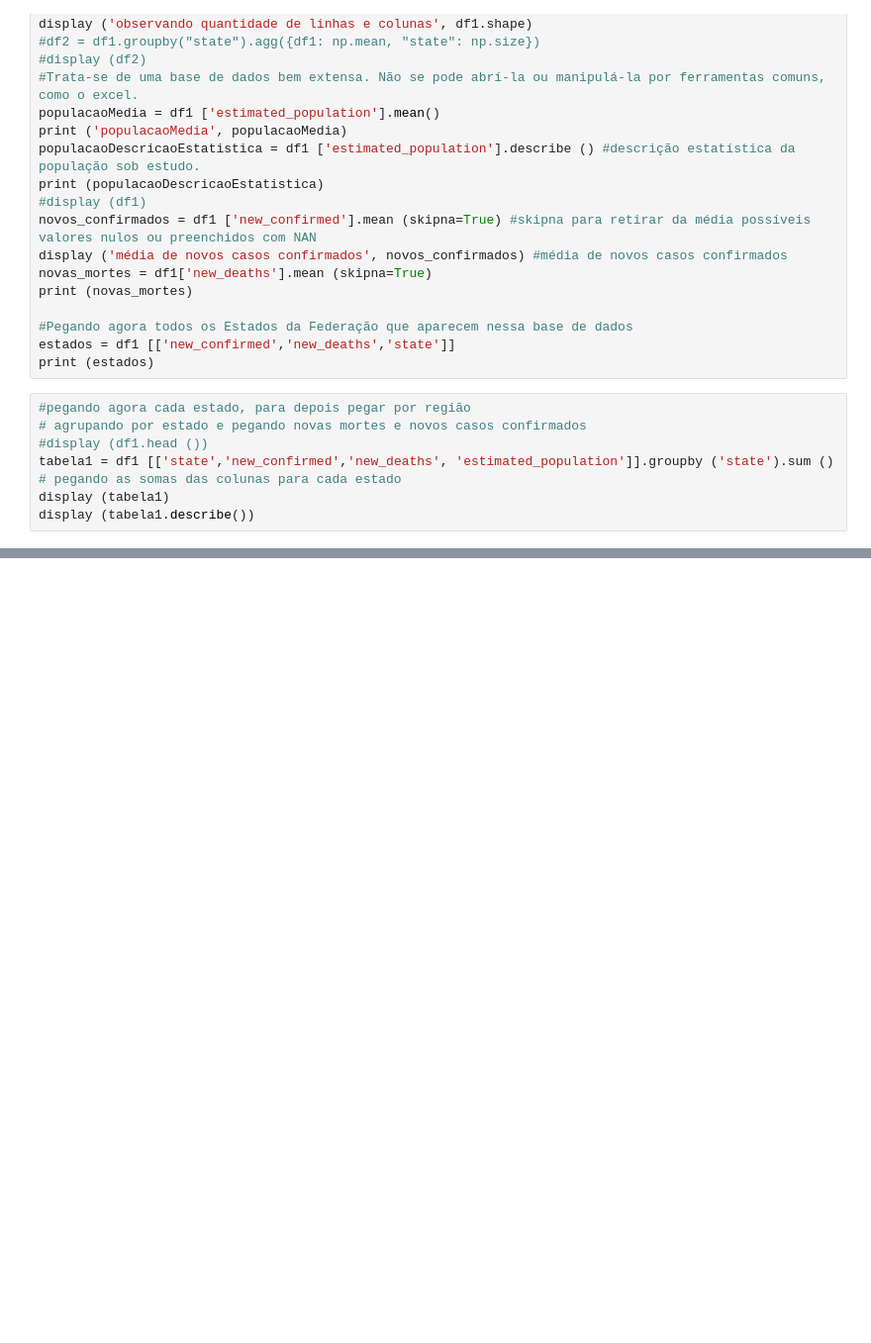
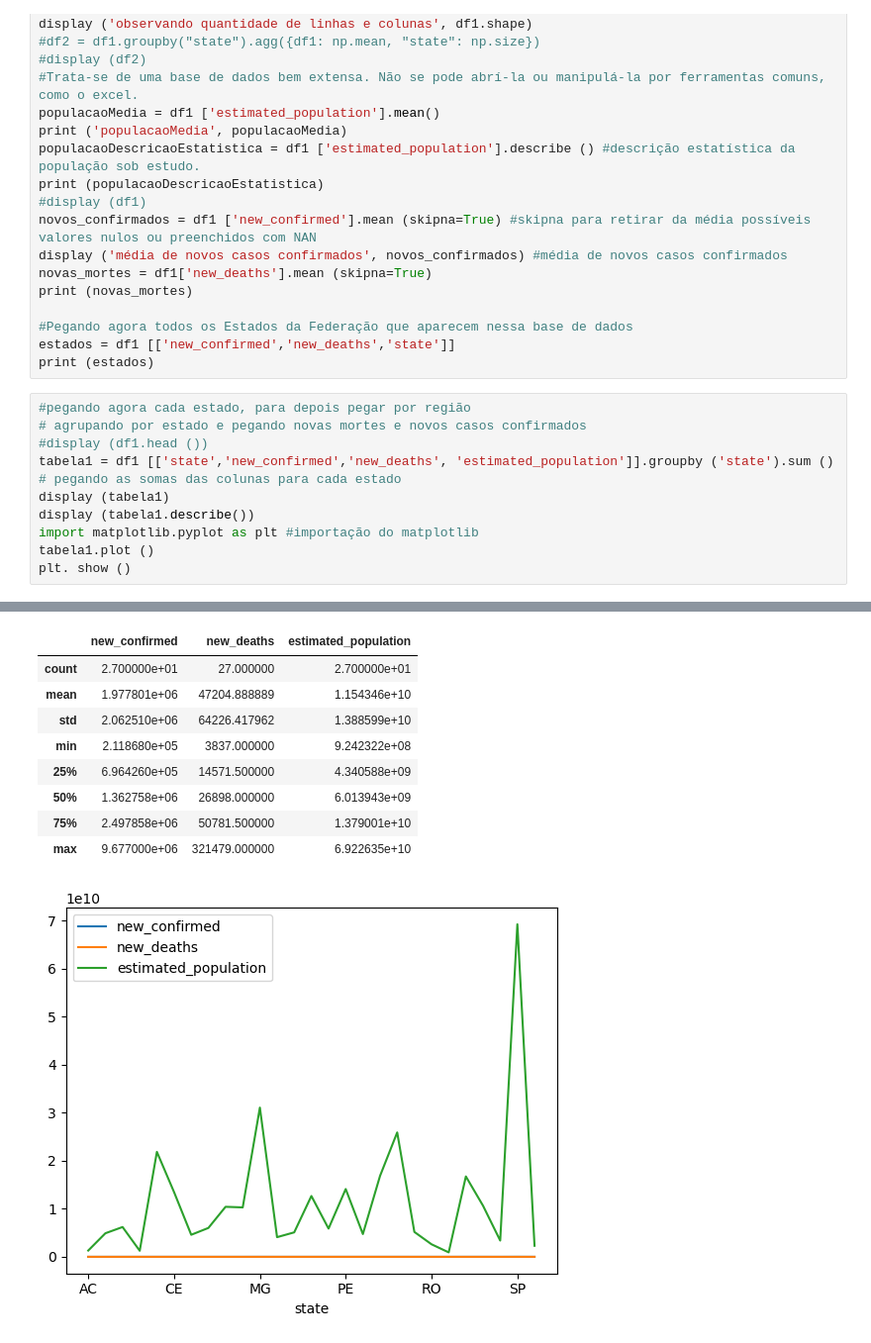
Before and after one commit to LopesJosiel/Analise-de-dados, a Jupyter notebook: ProjetoAnaliseDadosCovid.ipynb, the cells around one changed output, grey strips where cells are left out. Shown: that part at 99% size. Cells and saved outputs as stored; diff of their text form; blank space fills up the shorter version.

Commit message:
importando o matplotlib

```diff
--- a/ProjetoAnaliseDadosCovid.ipynb
+++ b/ProjetoAnaliseDadosCovid.ipynb
@@ -27,3 +27,7 @@ print (estados)
 tabela1 = df1 [['state','new_confirmed','new_deaths', 'estimated_population']].groupby ('state').sum () # pegando as somas das colunas para cada estado
 display (tabela1)
 display (tabela1.describe())
+import matplotlib.pyplot as plt #importação do matplotlib
+tabela1.plot ()
+plt. show ()
+# %% [output]
@@ -29,0 +52,10 @@ display (tabela1.describe())
+|  | new_confirmed | new_deaths | estimated_population |
+| count | 2.700000e+01 | 27.000000 | 2.700000e+01 |
+| mean | 1.977801e+06 | 47204.888889 | 1.154346e+10 |
+| std | 2.062510e+06 | 64226.417962 | 1.388599e+10 |
+| min | 2.118680e+05 | 3837.000000 | 9.242322e+08 |
+| 25% | 6.964260e+05 | 14571.500000 | 4.340588e+09 |
+| 50% | 1.362758e+06 | 26898.000000 | 6.013943e+09 |
+| 75% | 2.497858e+06 | 50781.500000 | 1.379001e+10 |
+| max | 9.677000e+06 | 321479.000000 | 6.922635e+10 |
+[figure, added]
```
Also changed, not shown: parts of 1 cell of this notebook.
